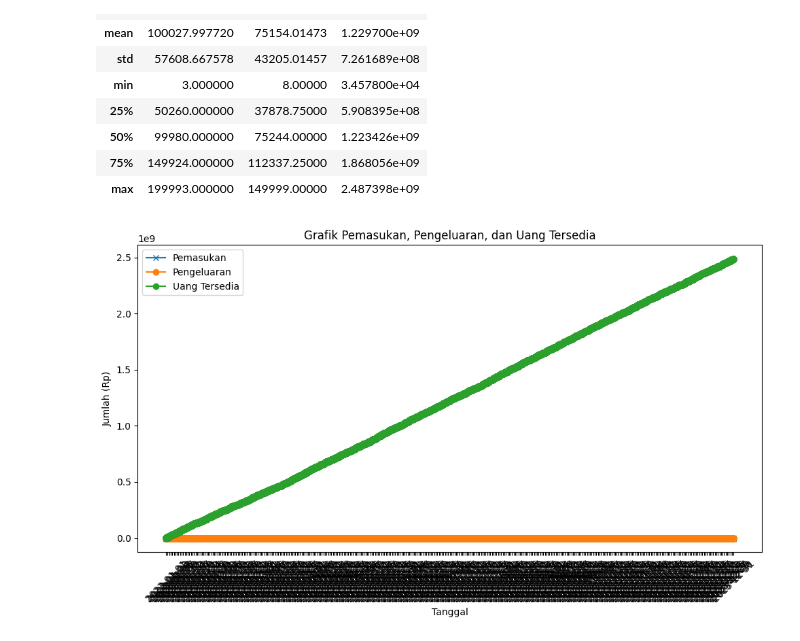
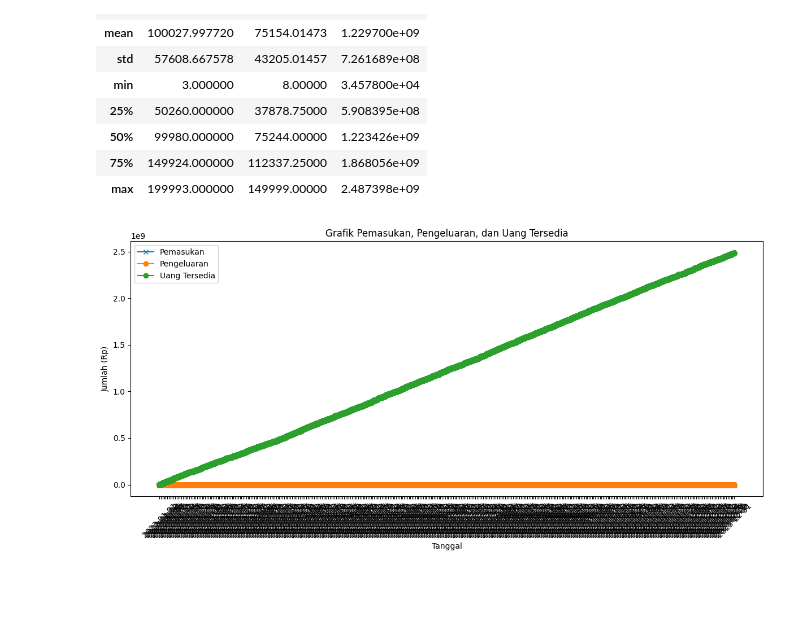
Before and after one commit to mmhdagungg/capstone-bangkit-2024, a Jupyter notebook: Build_Model_Bangkit_Academy.ipynb, the cells around one changed output. Drawn from its saved outputs; the diff is of its cells as text; code cells hidden in the pictures; blank space fills up the shorter version.

```diff
--- a/Build_Model_Bangkit_Academy.ipynb
+++ b/Build_Model_Bangkit_Academy.ipynb
@@ -47,24 +45,24 @@ df.describe()
 | 75% | 149924.000000 | 112337.25000 | 1.868056e+09 |
 | max | 199993.000000 | 149999.00000 | 2.487398e+09 |
 # %%
-plt.figure(figsize=(10, 6))
+plt.figure(figsize=(12, 6))
 
 # Plot untuk pemasukan, pengeluaran, dan uang tersedia
 plt.plot(df['Tanggal'], df['Pemasukan'], label='Pemasukan', marker='x')
 plt.plot(df['Tanggal'], df['Pengeluaran'], label='Pengeluaran', marker='o')
 plt.plot(df['Tanggal'], df['Uang Tersedia'], label='Uang Tersedia', marker='o')
 
 # Menambahkan label dan judul
 plt.xlabel('Tanggal')
 plt.ylabel('Jumlah (Rp)')
 plt.title('Grafik Pemasukan, Pengeluaran, dan Uang Tersedia')
 
 # Menambahkan legend
 plt.legend()
 
 # Menampilkan grafik
 plt.xticks(rotation=45)  # Agar label tanggal lebih mudah dibaca
 plt.tight_layout()  # Agar grafik tidak terpotong
 plt.show()
 # %% [output]
-[figure, old version]
+[figure, new version]
```
Also changed, not shown: parts of 2 cells of this notebook.
